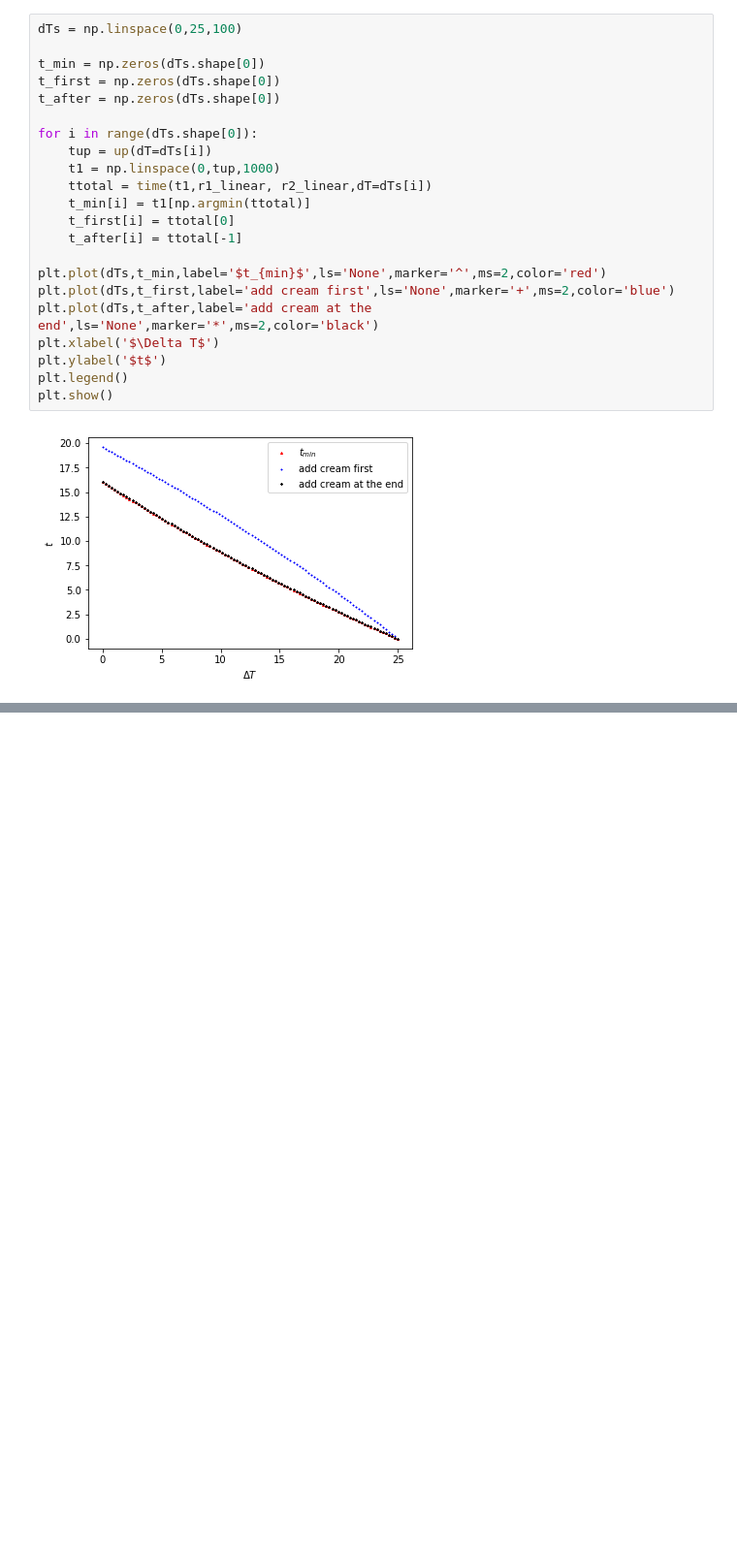
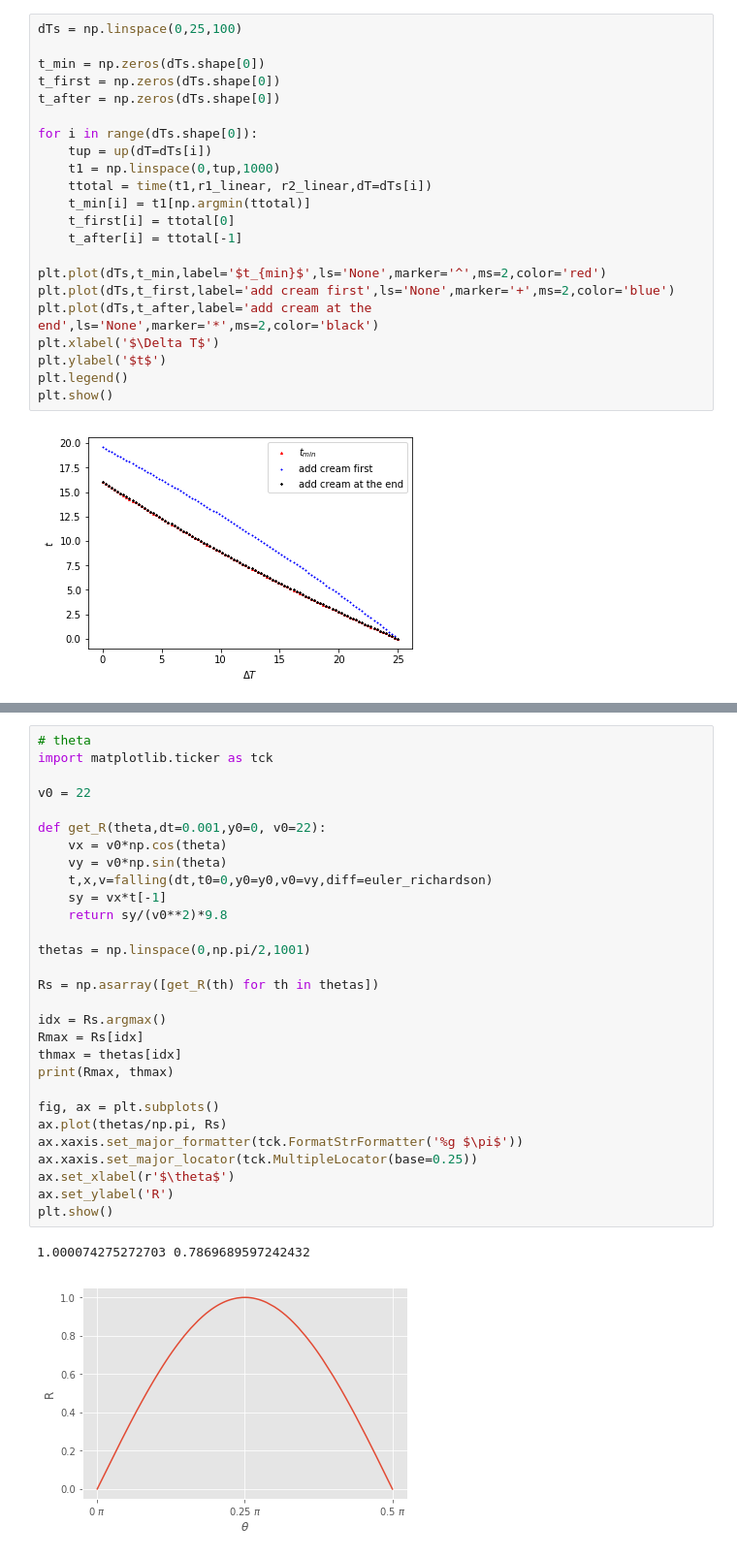
Before and after one commit to CompPhys2019/CompPhys2019.github.io, a Jupyter notebook: anws/HW1.ipynb, the cells around one changed output, grey strips where cells are left out. Shown at 97% size. Cells and saved outputs as stored; diff of their text form; blank space fills up the shorter version.

```diff
--- a/anws/HW1.ipynb
+++ b/anws/HW1.ipynb
@@ -547,0 +826,32 @@ ${\partial t_{total} \over \partial t_{total}}<0$ and $t_{total}$ decrease monot
+# %%
+# theta
+import matplotlib.ticker as tck
+
+v0 = 22
+
+def get_R(theta,dt=0.001,y0=0, v0=22):
+    vx = v0*np.cos(theta)
+    vy = v0*np.sin(theta)
+    t,x,v=falling(dt,t0=0,y0=y0,v0=vy,diff=euler_richardson)
+    sy = vx*t[-1]
+    return sy/(v0**2)*9.8
+
+thetas = np.linspace(0,np.pi/2,1001)
+
+Rs = np.asarray([get_R(th) for th in thetas])
+
+idx = Rs.argmax()
+Rmax = Rs[idx]
+thmax = thetas[idx]
+print(Rmax, thmax)
+
+fig, ax = plt.subplots()
+ax.plot(thetas/np.pi, Rs)
+ax.xaxis.set_major_formatter(tck.FormatStrFormatter('%g $\pi$'))
+ax.xaxis.set_major_locator(tck.MultipleLocator(base=0.25))
+ax.set_xlabel(r'$\theta$')
+ax.set_ylabel('R')
+plt.show()
+# %% [output]
+1.000074275272703 0.7869689597242432
+[figure, added]
```
Also changed, not shown: parts of 30 cells of this notebook, 2 other files.
